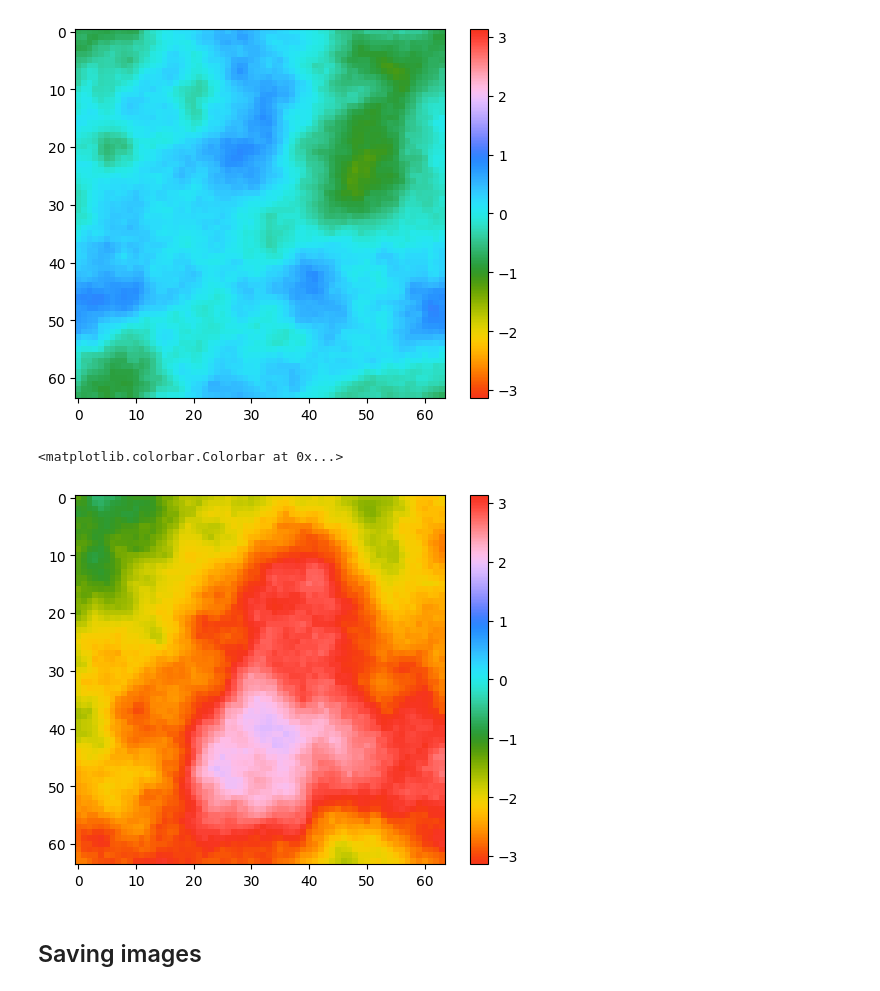
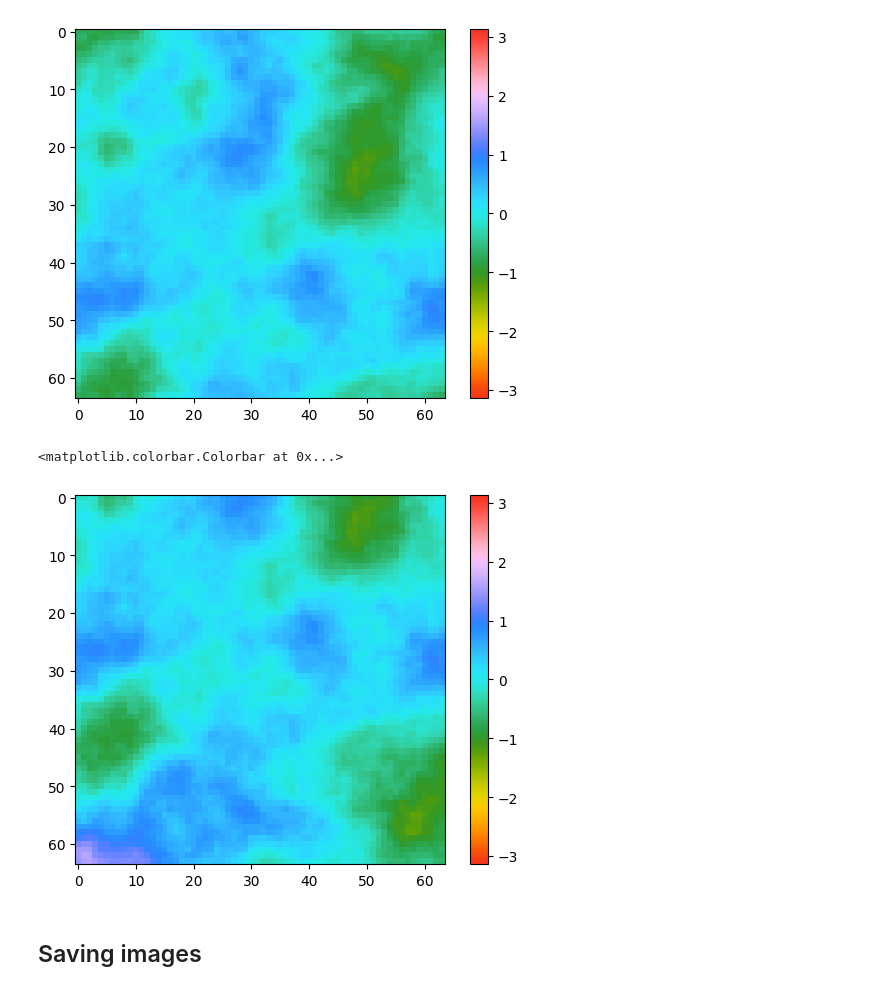
Before and after one commit to LukasScarfe/Eigen, a Jupyter notebook: eigenmodes.ipynb, the cells around one changed output. Cells and saved outputs as stored; diff of their text form; code cells hidden in the pictures.

```diff
--- a/eigenmodes.ipynb
+++ b/eigenmodes.ipynb
@@ -130,10 +127,18 @@ plt.colorbar()
 from aotools.turbulence.infinitephasescreen import PhaseScreenVonKarman
 L0 = N * size / N * 50 # outer scale
 inf_ps = PhaseScreenVonKarman(nx_size=N, pixel_scale=size/N, r0=r0, L0=L0, random_seed=phase_screen_seed)
-inf_ps1 = inf_ps.scrn
+inf_ps1 = inf_ps.scrn.copy()
 
-for i in range(0,int(N*10)):
-    inf_ps2 = PhaseScreenVonKarman.add_row(inf_ps)
+# for i in range(0,int(N*10)):
+#     inf_ps2 = PhaseScreenVonKarman.add_row(inf_ps)
+
+# print(inf_ps.scrn)
+# print('\n\n\n')
+inf_ps.scrn[:] = np.flipud(inf_ps.scrn)
+# print(inf_ps.scrn)
+for _ in range(0, 20):
+    inf_ps4 = PhaseScreenVonKarman.add_row(inf_ps)
+inf_ps4 = np.flipud(inf_ps4)
 # %%
 plt.imshow(wrap_to_pi(inf_ps1), cmap=pmap, vmin=-np.pi, vmax=np.pi)
 plt.colorbar()
@@ -141,11 +146,14 @@ plt.colorbar()
 <matplotlib.colorbar.Colorbar at 0x...>
 [figure]
 # %%
-plt.imshow(wrap_to_pi(inf_ps2), cmap=pmap, vmin=-np.pi, vmax=np.pi)
-plt.colorbar()
+# plt.imshow(wrap_to_pi(inf_ps2), cmap=pmap, vmin=-np.pi, vmax=np.pi)
+# plt.colorbar()
-# %% [output]
-<matplotlib.colorbar.Colorbar at 0x...>
-[figure, removed]
+# %%
+plt.imshow(wrap_to_pi(inf_ps4), cmap=pmap, vmin=-np.pi, vmax=np.pi)
+plt.colorbar()
+# %% [output]
+<matplotlib.colorbar.Colorbar at 0x...>
+[figure, added]
 # %%
 # PSUEDO CODE for adding phase screens incrementally and propagating a beam through them
 
```
Also changed, not shown: parts of 7 cells of this notebook, 1 other file.
